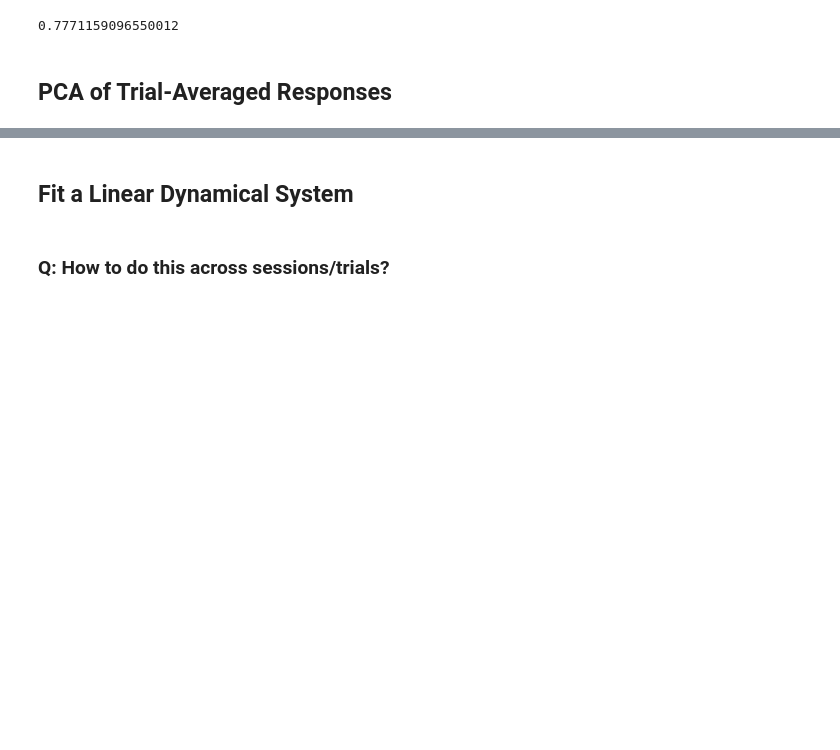
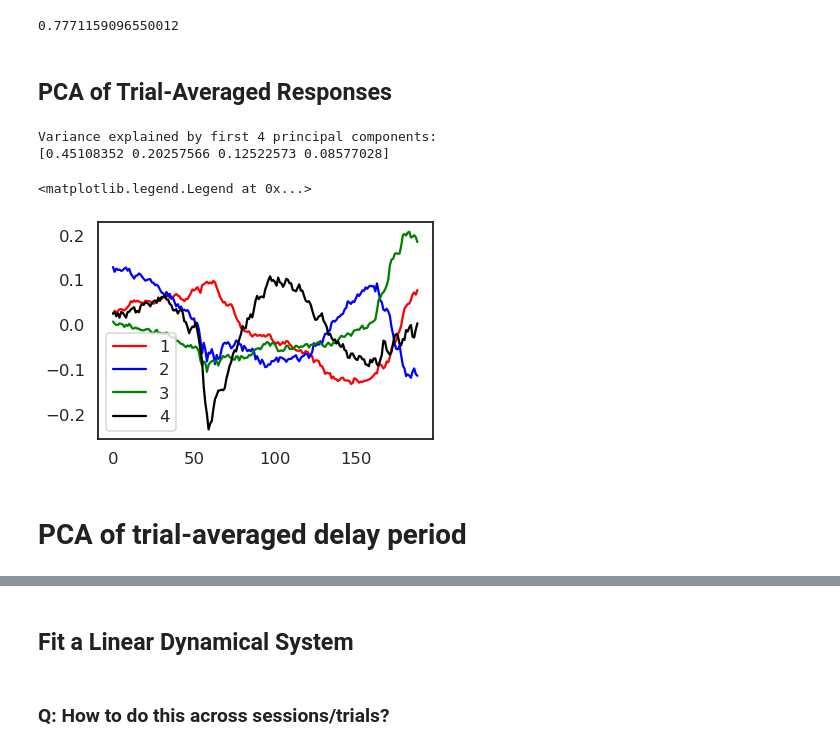
Before and after one commit to chingf/glm-hmm, a Jupyter notebook: 2019-09-18-initial-explorations.ipynb, the cells around one changed output, grey strips where cells are left out. Saved outputs shown, nothing was run; the diff lists cells and outputs as text; code cells hidden in the pictures; blank space fills up the shorter version.

```diff
--- a/2019-09-18-initial-explorations.ipynb
+++ b/2019-09-18-initial-explorations.ipynb
@@ -169,17 +169,25 @@ np.sum(np.abs(nonmovement_state) < 0.4)/nonmovement_state.size
 # %% [markdown]
 ## PCA of Trial-Averaged Responses
 # %%
-trial_avgd_neural = np.mean(neural, axis=0) # time x component
+trial_avgd_neural = np.mean(testsession.neural['neural'], axis=0) # time x component
 # %%
 pca = PCA()
 pca.fit(trial_avgd_neural.T)
 print("Variance explained by first 4 principal components:")
 print(pca.explained_variance_ratio_[:4])
+# %% [output]
+Variance explained by first 4 principal components:
+[0.45108352 0.20257566 0.12522573 0.08577028]
 # %%
 colors = ['r', 'b', 'g', 'k']
 for i in range(len(colors)):
     plt.plot(
-        np.squeeze(bin_times), pca.components_[i,:],
+        pca.components_[i,:],
         label=str(i+1), color=colors[i]
         )
 plt.legend()
+# %% [output]
+<matplotlib.legend.Legend at 0x...>
+[figure, added]
+# %% [markdown]
+# PCA of trial-averaged delay period
```
Also changed, not shown: parts of 2 cells of this notebook, 3 other files.
